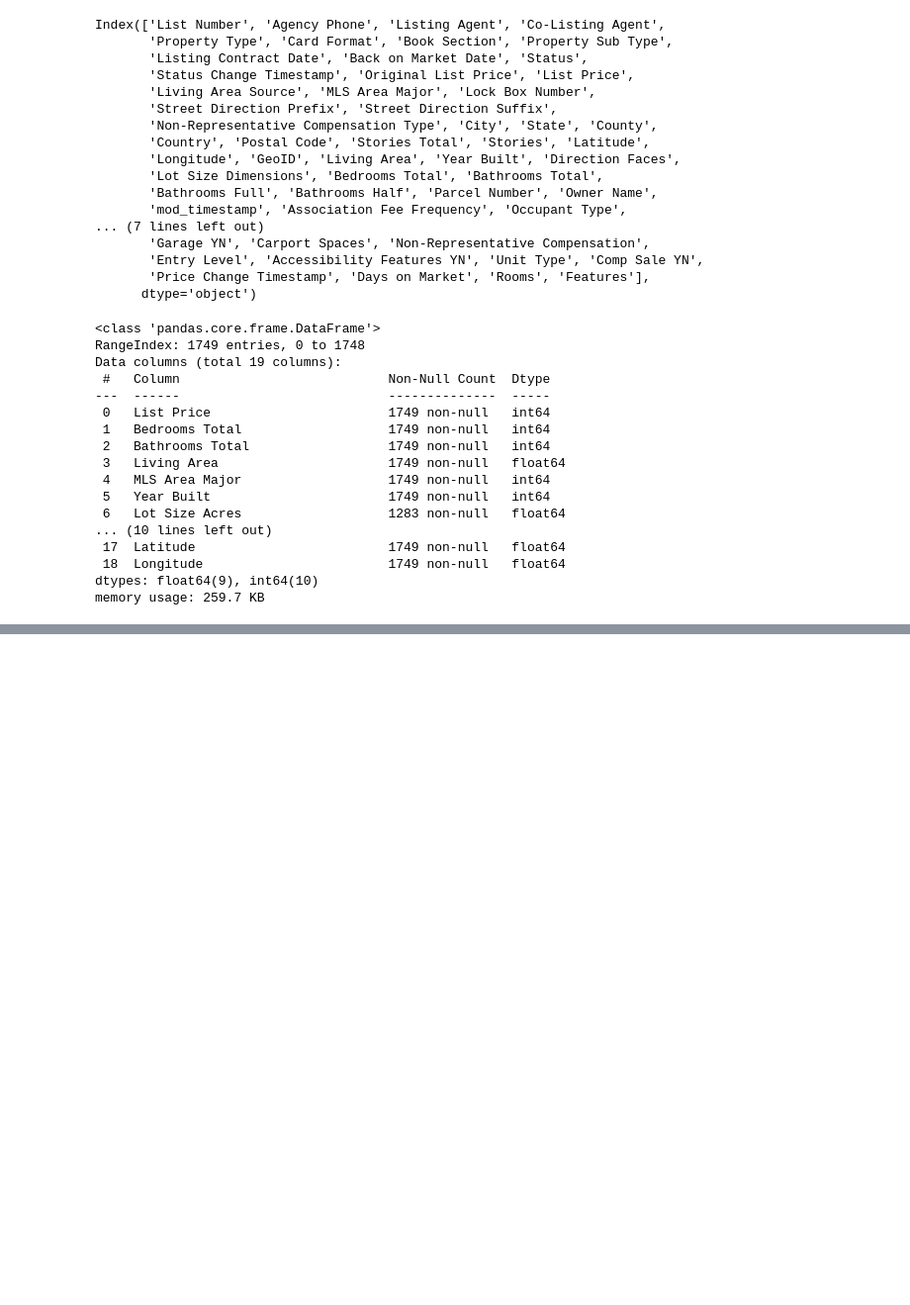
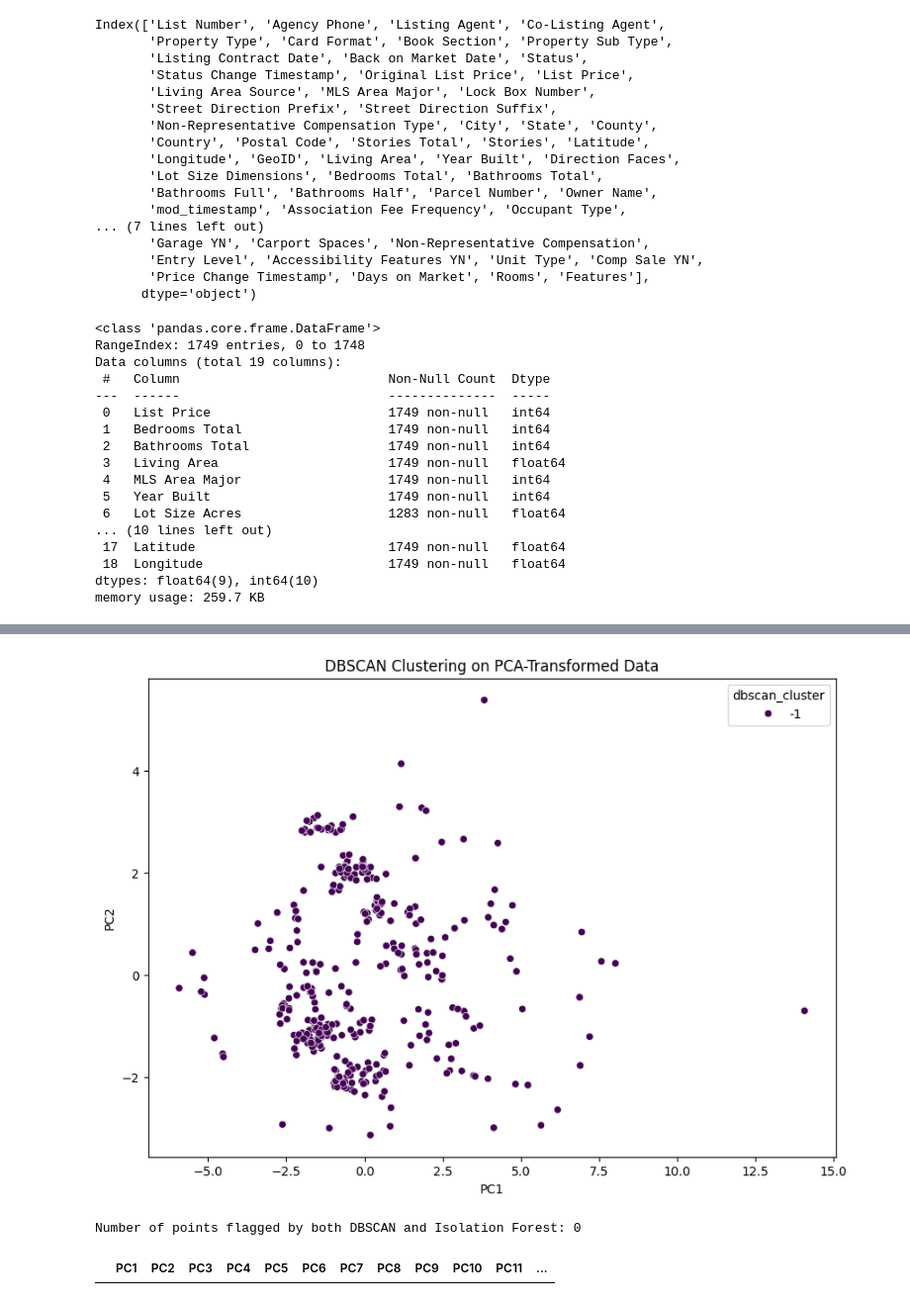
Before and after one commit to MikeMan161/2024-AI4Good-Hackathon, a Jupyter notebook: data_prep.ipynb, the cells around one changed output, grey strips where cells are left out. Shown at 99% size. Cells and saved outputs as stored; diff of their text form; code cells hidden in the pictures; blank space fills up the shorter version.

```diff
--- a/data_prep.ipynb
+++ b/data_prep.ipynb
@@ -109,0 +235,30 @@ plt.show()
+# %%
+from sklearn.cluster import DBSCAN
+import matplotlib.pyplot as plt
+import seaborn as sns
+
+# Step 1: Fit DBSCAN on the PCA-transformed data
+dbscan_model = DBSCAN(eps=0.5, min_samples=5)  # Adjust eps and min_samples based on your data
+dbscan_labels = dbscan_model.fit_predict(x_pca)
+
+# Step 2: Add DBSCAN cluster labels to the PCA DataFrame
+pca_df['dbscan_cluster'] = dbscan_labels
+
+# Step 3: Visualize the clusters
+plt.figure(figsize=(10, 7))
+sns.scatterplot(x=pca_df['PC1'], y=pca_df['PC2'], hue=pca_df['dbscan_cluster'], palette='viridis')
+plt.title('DBSCAN Clustering on PCA-Transformed Data')
+plt.show()
+
+# Step 4: Cross-examine DBSCAN clusters with Isolation Forest results
+pca_df['anomaly_iforest'] = predict  # Add Isolation Forest anomaly labels (-1 for anomalies, 1 for normal)
+
+# Compare clusters and anomalies
+cross_examined = pca_df[(pca_df['dbscan_cluster'] != -1) & (pca_df['anomaly_iforest'] == -1)]
+
+print(f"Number of points flagged by both DBSCAN and Isolation Forest: {len(cross_examined)}")
+cross_examined
+# %% [output]
+[figure, added]
+Number of points flagged by both DBSCAN and Isolation Forest: 0
+|  | PC1 | PC2 | PC3 | PC4 | PC5 | PC6 | PC7 | PC8 | PC9 | PC10 | PC11 | ... |
```
Also changed, not shown: parts of 8 cells of this notebook.
